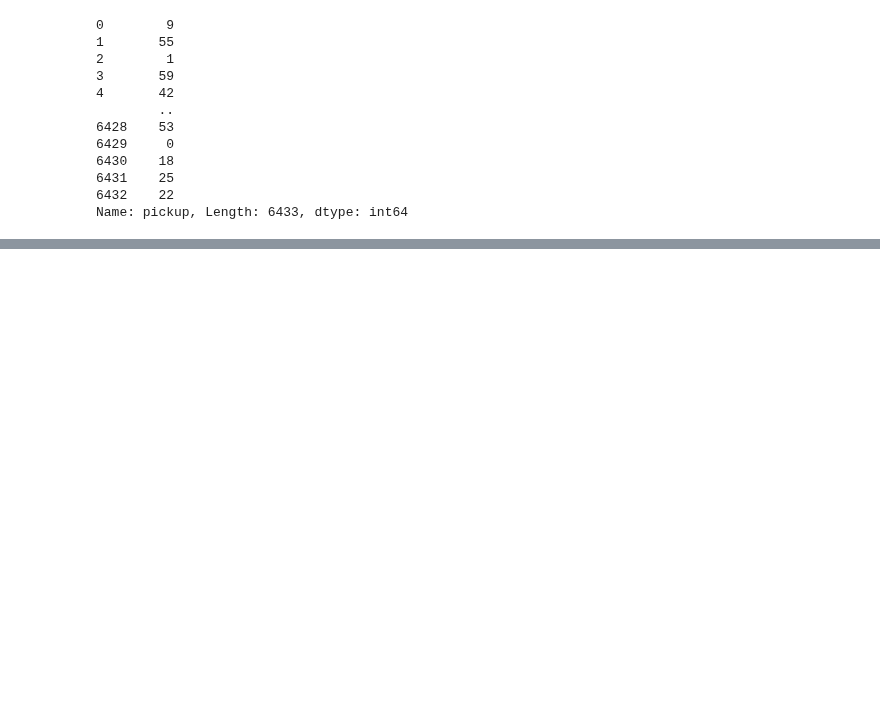
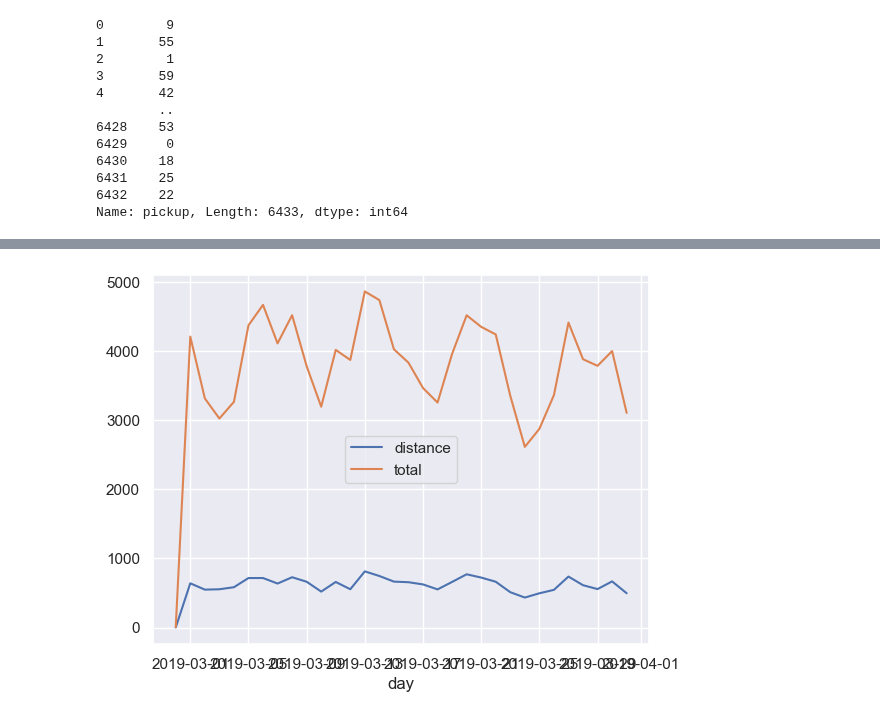
Before and after one commit to gbrs/ipython_notebook_probes, a Jupyter notebook: Probe.ipynb, the cells around one changed output, grey strips where cells are left out. Drawn from its saved outputs; the diff is of its cells as text; code cells hidden in the pictures; blank space fills up the shorter version.

```diff
--- a/Probe.ipynb
+++ b/Probe.ipynb
@@ -718,0 +747,5 @@ Name: pickup, Length: 6433, dtype: int64
+# %%
+df_2.plot(x='day', y=['distance', 'total'])
+plt.locator_params(axis='x', nbins=5);
+# %% [output]
+[figure, added]
```
Also changed, not shown: parts of 4 cells of this notebook.
